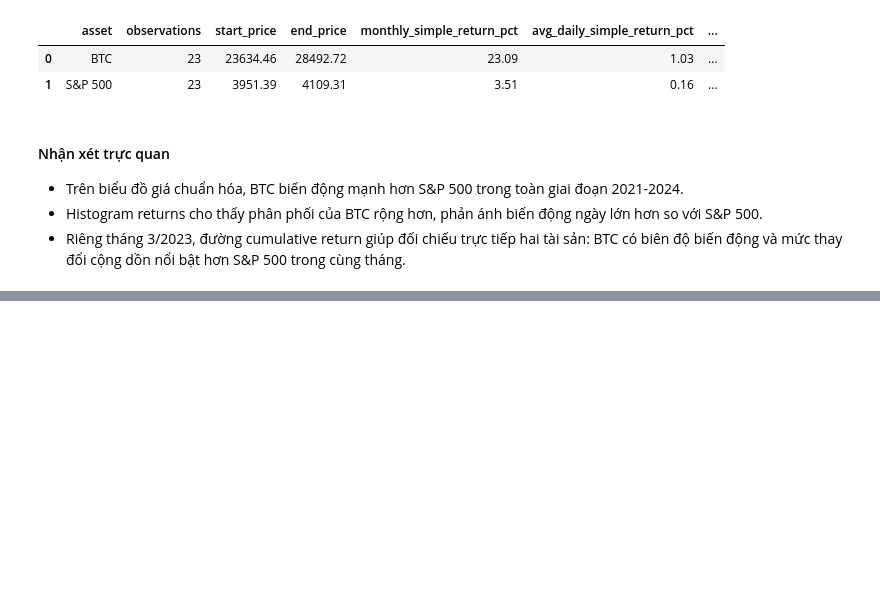
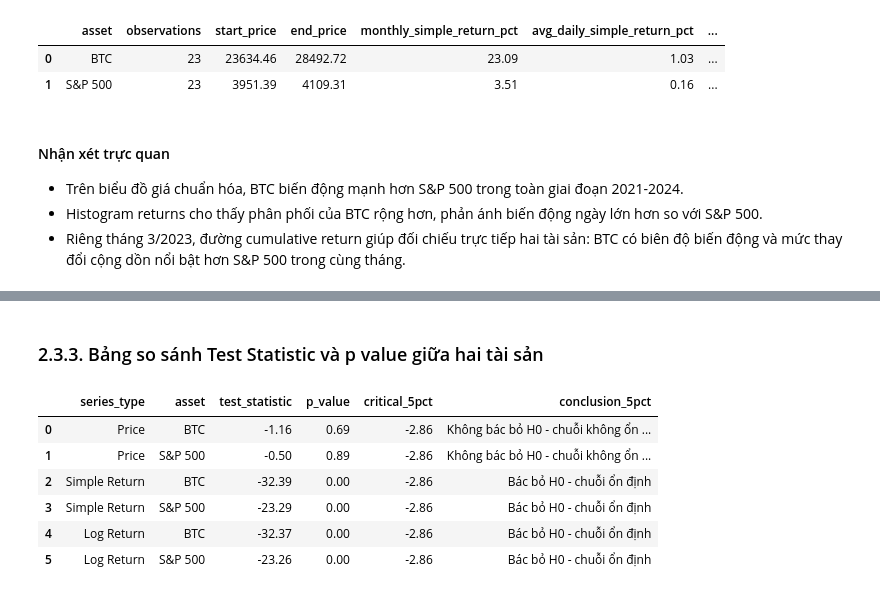
Before and after one commit to QuangMinhJQK/BTVN_BI_B2, a Jupyter notebook: notebook.ipynb, the cells around one changed output, grey strips where cells are left out. Cells and saved outputs as stored; diff of their text form; code cells hidden in the pictures; blank space fills up the shorter version.

```diff
--- a/notebook.ipynb
+++ b/notebook.ipynb
@@ -660,0 +790,23 @@ display(march_2023_summary)
+# %% [markdown]
+### 2.3.3. Bảng so sánh Test Statistic và p value giữa hai tài sản
+# %%
+adf_comparison = pd.concat([price_adf_results, return_adf_results], ignore_index=True)[
+    [
+        "series_type",
+        "asset",
+        "test_statistic",
+        "p_value",
+        "critical_5pct",
+        "conclusion_5pct",
+    ]
+]
+
+display(format_adf_table(adf_comparison))
+# %% [output]
+|  | series_type | asset | test_statistic | p_value | critical_5pct | conclusion_5pct |
+| 0 | Price | BTC | -1.16 | 0.69 | -2.86 | Không bác bỏ H0 - chuỗi không ổn ... |
+| 1 | Price | S&P 500 | -0.50 | 0.89 | -2.86 | Không bác bỏ H0 - chuỗi không ổn ... |
+| 2 | Simple Return | BTC | -32.39 | 0.00 | -2.86 | Bác bỏ H0 - chuỗi ổn định |
+| 3 | Simple Return | S&P 500 | -23.29 | 0.00 | -2.86 | Bác bỏ H0 - chuỗi ổn định |
+| 4 | Log Return | BTC | -32.37 | 0.00 | -2.86 | Bác bỏ H0 - chuỗi ổn định |
+| 5 | Log Return | S&P 500 | -23.26 | 0.00 | -2.86 | Bác bỏ H0 - chuỗi ổn định |
```
Also changed, not shown: parts of 18 cells of this notebook.
